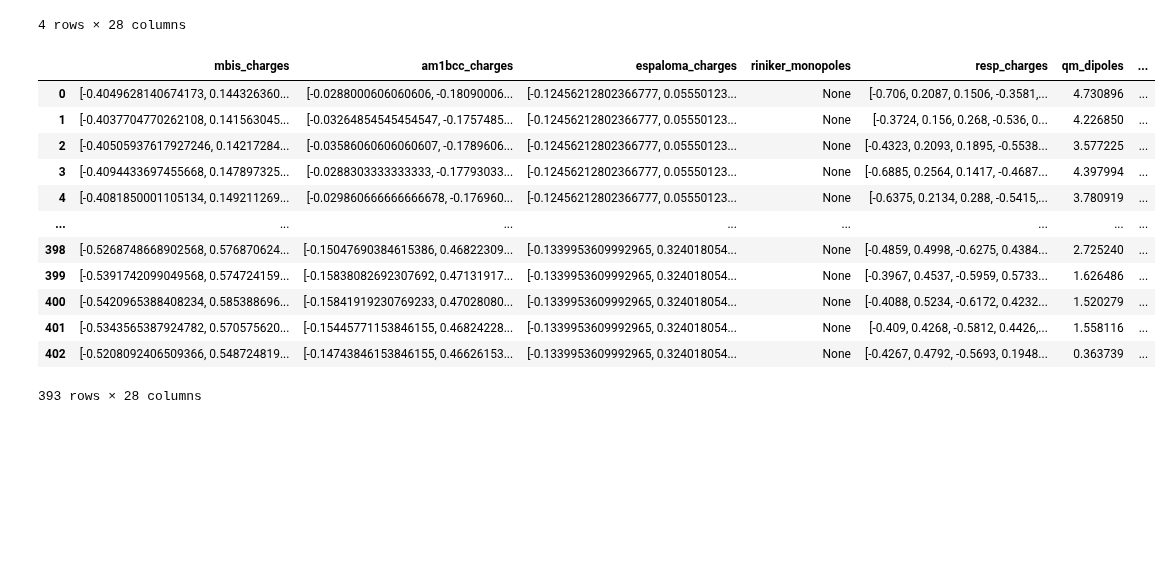
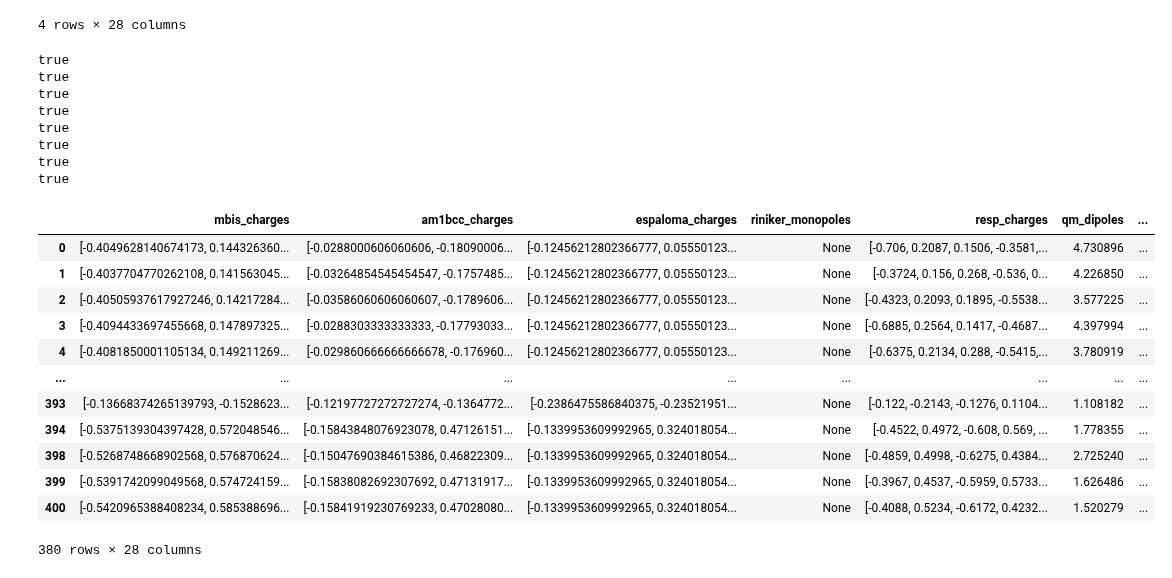
Before and after one commit to bismuthadams1/charge_paper, a Jupyter notebook: conformer_test/explore_parquet.ipynb, the cells around one changed output. Drawn from its saved outputs; the diff is of its cells as text; code cells hidden in the pictures; blank space fills up the shorter version.

```diff
--- a/conformer_test/explore_parquet.ipynb
+++ b/conformer_test/explore_parquet.ipynb
@@ -91,39 +101,71 @@ failures = [
     {'molecule': '[C:1]([C:2]([C:3](=[O:4])[N:5]([C@@:6]([C:7]([S:8][H:29])([H:27])[H:28])([C:9](=[O:10])[N:11]([C:12]([C:13](=[O:14])[O-:15])([H:31])[H:32])[H:30])[H:26])[H:25])([H:23])[H:24])([C@@:16]([C:17](=[O:18])[O-:19])([N+:20]([H:34])([H:35])[H:36])[H:33])([H:21])[H:22]',
     'conformer_no': 1},
     {'molecule': '[C:1]([C:2]([O:3][N+:4](=[O:5])[O-:6])([H:22])[H:23])([N+:7]([C:8]([C:9]([O:10][N+:11](=[O:12])[O-:13])([H:27])[H:28])([H:25])[H:26])([C:14]([C:15]([O:16][N+:17](=[O:18])[O-:19])([H:31])[H:32])([H:29])[H:30])[H:24])([H:20])[H:21]',
      'conformer_no': 1},
     {'molecule': '[C:1]([C:2]([O:3][N+:4](=[O:5])[O-:6])([H:22])[H:23])([N+:7]([C:8]([C:9]([O:10][N+:11](=[O:12])[O-:13])([H:27])[H:28])([H:25])[H:26])([C:14]([C:15]([O:16][N+:17](=[O:18])[O-:19])([H:31])[H:32])([H:29])[H:30])[H:24])([H:20])[H:21]',
      'conformer_no': 6},
     {'molecule':'[C:1]([C:2]([C:3](=[O:4])[N:5]([C@@:6]([C:7]([S:8][H:29])([H:27])[H:28])([C:9](=[O:10])[N:11]([C:12]([C:13](=[O:14])[O-:15])([H:31])[H:32])[H:30])[H:26])[H:25])([H:23])[H:24])([C@@:16]([C:17](=[O:18])[O-:19])([N+:20]([H:34])([H:35])[H:36])[H:33])([H:21])[H:22]',
      'conformer_no': 0},
 
+    {'smiles':'[H][O][C@@](/[C]([H])=[C](\[H])[C@@]1([H])[C@@]([H])([C]([H])([H])[C]([H])=[C]([H])[C]([H])([H])[C]([H])([H])[C]([H])([H])[C](=[O])[O-])[C@@]([H])([O][H])[C]([H])([H])[C@@]1([H])[O][H])([C]([H])([H])[H])[C]([H])([H])[C]([H])([H])[C]([H])([H])[C]([H])([H])[C]([H])([H])[H]',
+     'conformer_no': 5},
+
+    {'smiles':'[H][c]1[c]([H])[c]([H])[c]([C@@]2([H])[C]([C](=[O])[O][C]([H])([H])[C]([H])([C]([H])([H])[H])[C]([H])([H])[H])=[C]([C]([H])([H])[H])[N]=[C]([C]([H])([H])[H])[C]2([H])[C](=[O])[O][C]([H])([H])[H])[c]([N+](=[O])[O-])[c]1[H]',
+     'conformer_no':1 },
+    {'smiles':'[H][c]1[c]([H])[c]([H])[c]([C@@]2([H])[C]([C](=[O])[O][C]([H])([H])[C]([H])([C]([H])([H])[H])[C]([H])([H])[H])=[C]([C]([H])([H])[H])[N]=[C]([C]([H])([H])[H])[C]2([H])[C](=[O])[O][C]([H])([H])[H])[c]([N+](=[O])[O-])[c]1[H]',
+     'conformer_no':2},
+    {'smiles':'[H][c]1[c]([H])[c]([H])[c]([C@@]2([H])[C]([C](=[O])[O][C]([H])([H])[C]([H])([C]([H])([H])[H])[C]([H])([H])[H])=[C]([C]([H])([H])[H])[N]=[C]([C]([H])([H])[H])[C]2([H])[C](=[O])[O][C]([H])([H])[H])[c]([N+](=[O])[O-])[c]1[H]',
+     'conformer_no':3},
+    {'smiles':'[H][c]1[c]([H])[c]([H])[c]([C@@]2([H])[C]([C](=[O])[O][C]([H])([H])[C]([H])([C]([H])([H])[H])[C]([H])([H])[H])=[C]([C]([H])([H])[H])[N]=[C]([C]([H])([H])[H])[C]2([H])[C](=[O])[O][C]([H])([H])[H])[c]([N+](=[O])[O-])[c]1[H]',
+     'conformer_no':7 },
+    {'smiles':'[H][c]1[c]([H])[c]([H])[c]([C@@]2([H])[C]([C](=[O])[O][C]([H])([H])[C]([H])([C]([H])([H])[H])[C]([H])([H])[H])=[C]([C]([H])([H])[H])[N]=[C]([C]([H])([H])[H])[C]2([H])[C](=[O])[O][C]([H])([H])[H])[c]([N+](=[O])[O-])[c]1[H]',
+     'conformer_no': 8},
+
+    {'smiles':'[H][C]([H])([C](=[O])[O-])[N+]([H])([C]([H])([H])[C](=[O])[O-])[C]([H])([H])[C]([H])([H])[N+]([H])([C]([H])([H])[C](=[O])[O-])[C]([H])([H])[C]([H])([H])[N+]([H])([C]([H])([H])[C](=[O])[O-])[C]([H])([H])[C](=[O])[O-]',
+      'conformer_no': 3},
+    {'smiles':'[H][S][C]([H])([H])[C@@]([H])([C](=[O])[N]([H])[C]([H])([H])[C](=[O])[O-])[N]([H])[C](=[O])[C]([H])([H])[C]([H])([H])[C@@]([H])([C](=[O])[O-])[N+]([H])([H])[H]'},
+
+
 ]
+
 
 # Build a mask to filter them out
 mask = pd.Series([True] * len(df))  # Start with all True
 
 for f in failures:
-    submask = (df['molecule'] == f['molecule'])
+    if 'smiles' in f:
+        print('true')
+        submask = (df['smiles'] == f['smiles'])
+    else:
+        submask = (df['molecule'] == f['molecule'])
     if 'conformer_no' in f:
         submask &= (df['conformer_no'] == f['conformer_no'])
     mask &= ~submask  # Negate submask to drop the failures
 
 # Apply the mask to get the filtered DataFrame
 filtered_df = df[mask]
 filtered_df
 # %% [output]
+true
+true
+true
+true
+true
+true
+true
+true
 |  | mbis_charges | am1bcc_charges | espaloma_charges | riniker_monopoles | resp_charges | qm_dipoles | ... |
 | 0 | [-0.4049628140674173, 0.144326360... | [-0.0288000606060606, -0.18090006... | [-0.12456212802366777, 0.05550123... | None | [-0.706, 0.2087, 0.1506, -0.3581,... | 4.730896 | ... |
 | 1 | [-0.4037704770262108, 0.141563045... | [-0.03264854545454547, -0.1757485... | [-0.12456212802366777, 0.05550123... | None | [-0.3724, 0.156, 0.268, -0.536, 0... | 4.226850 | ... |
 | 2 | [-0.40505937617927246, 0.14217284... | [-0.03586060606060607, -0.1789606... | [-0.12456212802366777, 0.05550123... | None | [-0.4323, 0.2093, 0.1895, -0.5538... | 3.577225 | ... |
 | 3 | [-0.4094433697455668, 0.147897325... | [-0.0288303333333333, -0.17793033... | [-0.12456212802366777, 0.05550123... | None | [-0.6885, 0.2564, 0.1417, -0.4687... | 4.397994 | ... |
 | 4 | [-0.4081850001105134, 0.149211269... | [-0.029860666666666678, -0.176960... | [-0.12456212802366777, 0.05550123... | None | [-0.6375, 0.2134, 0.288, -0.5415,... | 3.780919 | ... |
 | ... | ... | ... | ... | ... | ... | ... | ... |
+| 393 | [-0.13668374265139793, -0.1528623... | [-0.12197727272727274, -0.1364772... | [-0.2386475586840375, -0.23521951... | None | [-0.122, -0.2143, -0.1276, 0.1104... | 1.108182 | ... |
+| 394 | [-0.5375139304397428, 0.572048546... | [-0.15843848076923078, 0.47126151... | [-0.1339953609992965, 0.324018054... | None | [-0.4522, 0.4972, -0.608, 0.569, ... | 1.778355 | ... |
 | 398 | [-0.5268748668902568, 0.576870624... | [-0.15047690384615386, 0.46822309... | [-0.1339953609992965, 0.324018054... | None | [-0.4859, 0.4998, -0.6275, 0.4384... | 2.725240 | ... |
 | 399 | [-0.5391742099049568, 0.574724159... | [-0.15838082692307692, 0.47131917... | [-0.1339953609992965, 0.324018054... | None | [-0.3967, 0.4537, -0.5959, 0.5733... | 1.626486 | ... |
 | 400 | [-0.5420965388408234, 0.585388696... | [-0.15841919230769233, 0.47028080... | [-0.1339953609992965, 0.324018054... | None | [-0.4088, 0.5234, -0.6172, 0.4232... | 1.520279 | ... |
-| 401 | [-0.5343565387924782, 0.570575620... | [-0.15445771153846155, 0.46824228... | [-0.1339953609992965, 0.324018054... | None | [-0.409, 0.4268, -0.5812, 0.4426,... | 1.558116 | ... |
-| 402 | [-0.5208092406509366, 0.548724819... | [-0.14743846153846155, 0.46626153... | [-0.1339953609992965, 0.324018054... | None | [-0.4267, 0.4792, -0.5693, 0.1948... | 0.363739 | ... |
-393 rows × 28 columns
+380 rows × 28 columns
 # %%
 df = filtered_df
```
Also changed, not shown: parts of 16 cells of this notebook, 17 other files.
